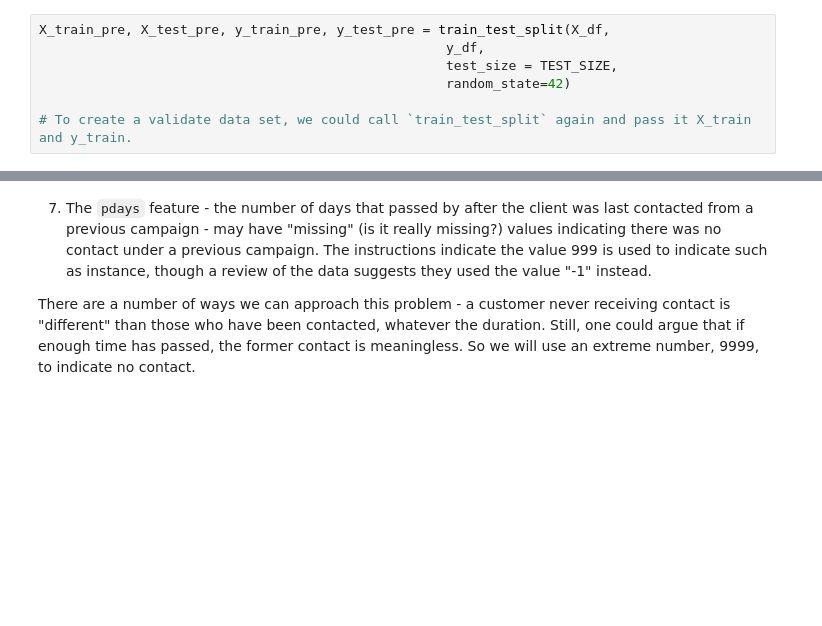
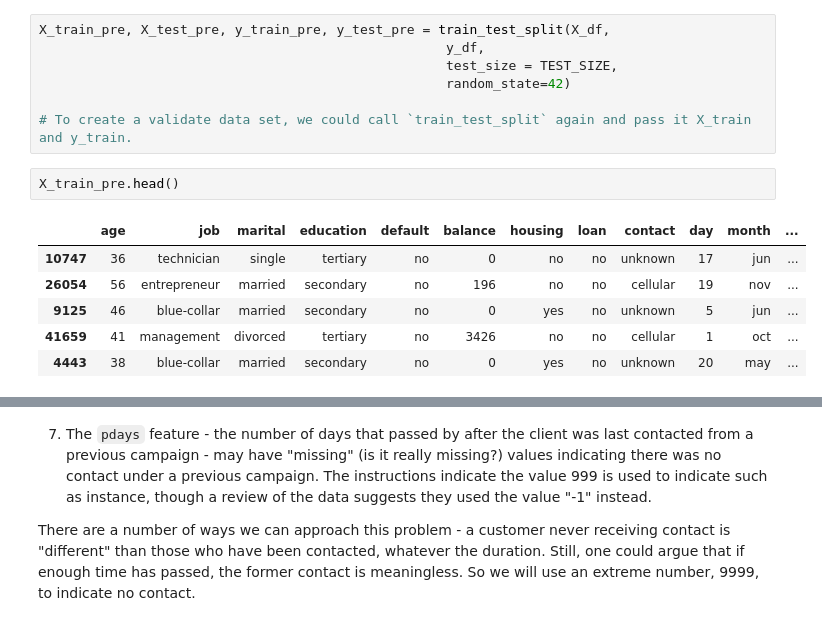
Before and after one commit to MarkPhamm/AI---ML, a Jupyter notebook: deep_learning/ann/ann_1.ipynb, the cells around one changed output, grey strips where cells are left out. Drawn from its saved outputs; the diff is of its cells as text; blank space fills up the shorter version.

```diff
--- a/deep_learning/ann/ann_1.ipynb
+++ b/deep_learning/ann/ann_1.ipynb
@@ -133,3 +139,12 @@ X_train_pre, X_test_pre, y_train_pre, y_test_pre = train_test_split(X_df,
                                                     random_state=42)
 
 # To create a validate data set, we could call `train_test_split` again and pass it X_train and y_train.
+# %%
+X_train_pre.head()
+# %% [output]
+|  | age | job | marital | education | default | balance | housing | loan | contact | day | month | ... |
+| 10747 | 36 | technician | single | tertiary | no | 0 | no | no | unknown | 17 | jun | ... |
+| 26054 | 56 | entrepreneur | married | secondary | no | 196 | no | no | cellular | 19 | nov | ... |
+| 9125 | 46 | blue-collar | married | secondary | no | 0 | yes | no | unknown | 5 | jun | ... |
+| 41659 | 41 | management | divorced | tertiary | no | 3426 | no | no | cellular | 1 | oct | ... |
+| 4443 | 38 | blue-collar | married | secondary | no | 0 | yes | no | unknown | 20 | may | ... |
```
Also changed, not shown: parts of 13 cells of this notebook, 1 other file.
